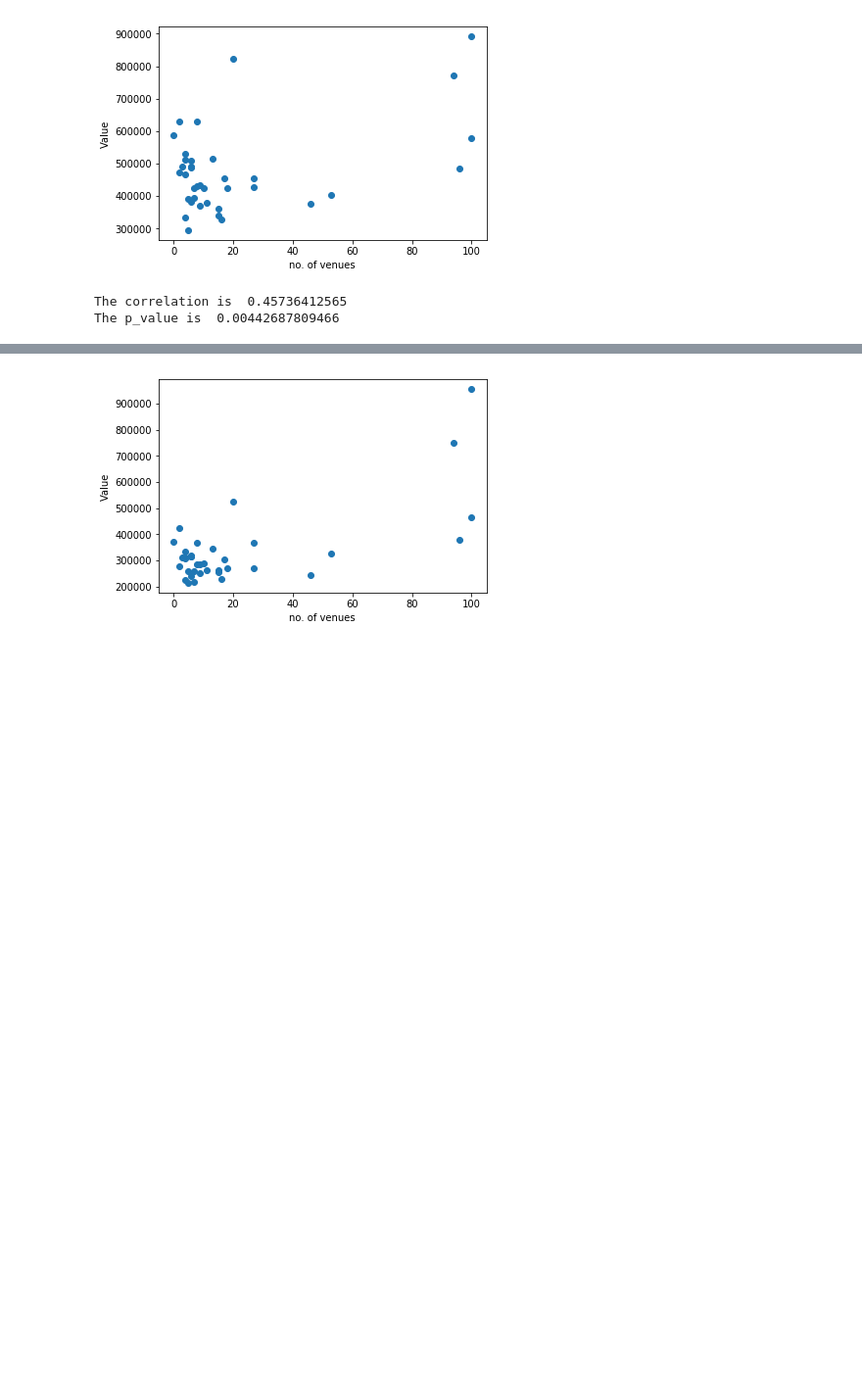
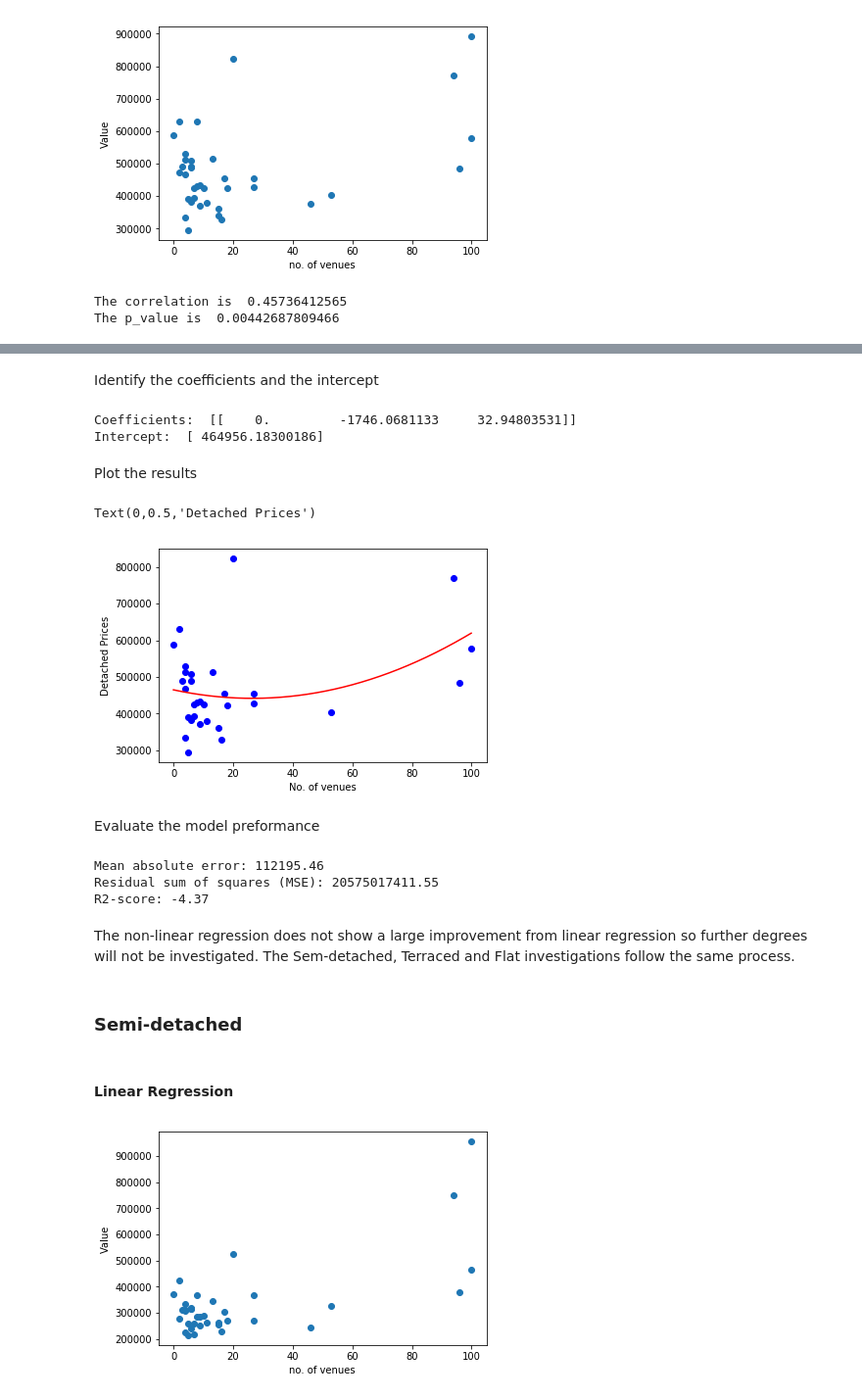
Before and after one commit to tommyb999/DataScience, a Jupyter notebook: Coursera_Capstone.ipynb, the cells around one changed output, grey strips where cells are left out. Shown at 98% size. Cells and saved outputs as stored; diff of their text form; code cells hidden in the pictures; blank space fills up the shorter version.

```diff
--- a/Coursera_Capstone.ipynb
+++ b/Coursera_Capstone.ipynb
@@ -432,0 +442,5 @@ R2-score: -6.59
+# %%
+from sklearn.preprocessing import PolynomialFeatures
+poly = PolynomialFeatures(degree=2)
+train_x_poly = poly.fit_transform(train_x)
+train_x_poly
@@ -433,3 +465,47 @@ R2-score: -6.59
+# %% [markdown]
+Identify the coefficients and the intercept
+# %%
+clf = linear_model.LinearRegression()
+train_y_ = clf.fit(train_x_poly, train_y)
+# The coefficients
+print ('Coefficients: ', clf.coef_)
+print ('Intercept: ',clf.intercept_)
+# %% [output]
+Coefficients:  [[    0.         -1746.0681133     32.94803531]]
+Intercept:  [ 464956.18300186]
+# %% [markdown]
+Plot the results
+# %%
+plt.scatter(x, y,  color='blue')
+XX = np.arange(0.0, 100.0, 0.1)
+yy = clf.intercept_[0]+ clf.coef_[0][1]*XX+ clf.coef_[0][2]*np.power(XX, 2)
+plt.plot(XX, yy, '-r' )
+plt.xlabel("No. of venues")
+plt.ylabel("Detached Prices")
+# %% [output]
+Text(0,0.5,'Detached Prices')
+[figure, added]
+# %% [markdown]
+Evaluate the model preformance
+# %%
+from sklearn.metrics import r2_score
+
+test_x_poly = poly.fit_transform(test_x)
+test_y_ = clf.predict(test_x_poly)
+
+print("Mean absolute error: %.2f" % np.mean(np.absolute(test_y_ - test_y)))
+print("Residual sum of squares (MSE): %.2f" % np.mean((test_y_ - test_y) ** 2))
+print("R2-score: %.2f" % r2_score(test_y_ , test_y) )
+# %% [output]
+Mean absolute error: 112195.46
+Residual sum of squares (MSE): 20575017411.55
+R2-score: -4.37
+# %% [markdown]
+The non-linear regression does not show a large improvement from linear regression so further degrees will not be investigated. The Sem-detached, Terraced and Flat investigations follow the same process.
+# %% [markdown]
+### Semi-detached ##
+# %% [markdown]
+#### Linear Regression ####
 # %%
 import matplotlib.pyplot as plt
 %matplotlib inline
```
Also changed, not shown: parts of 56 cells of this notebook.
